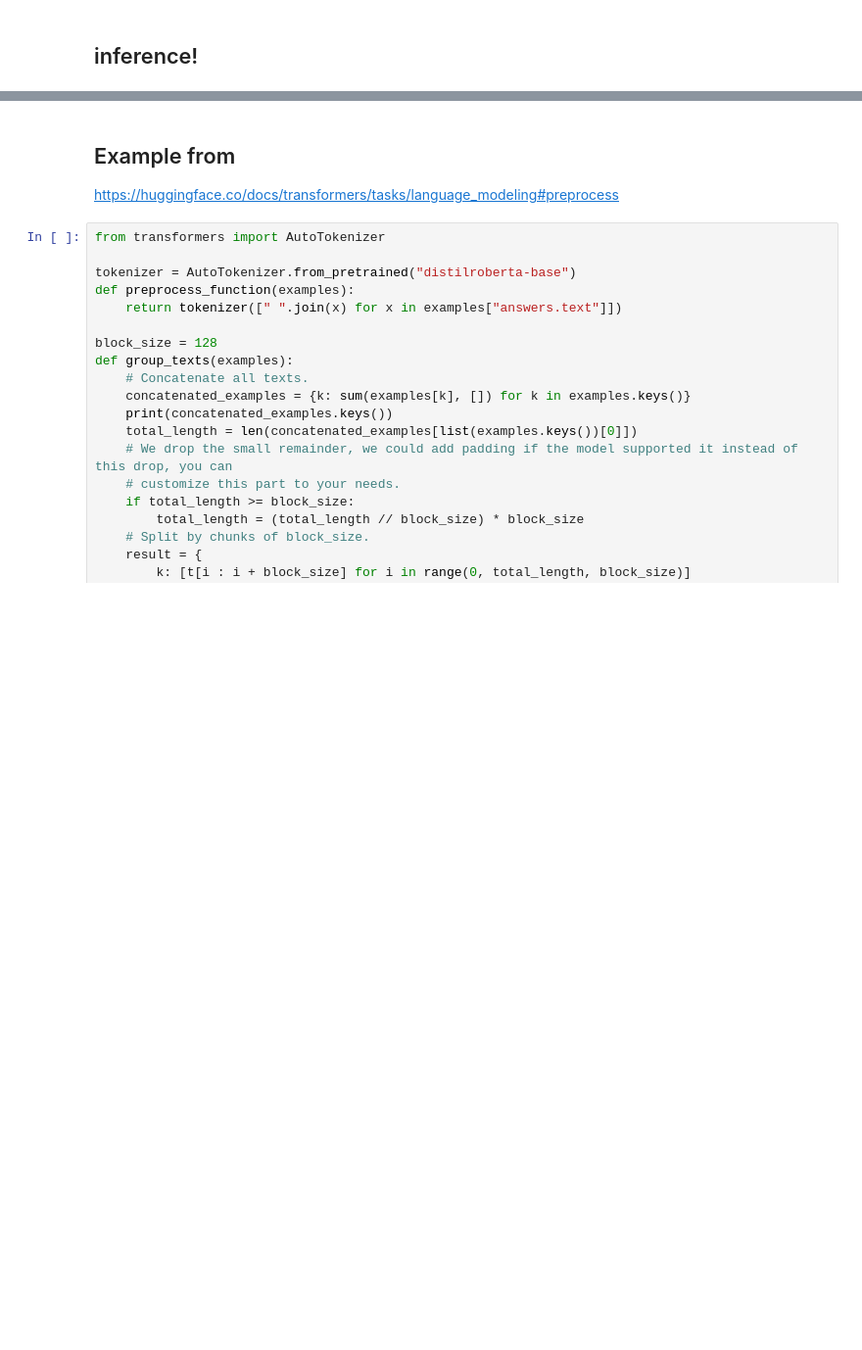
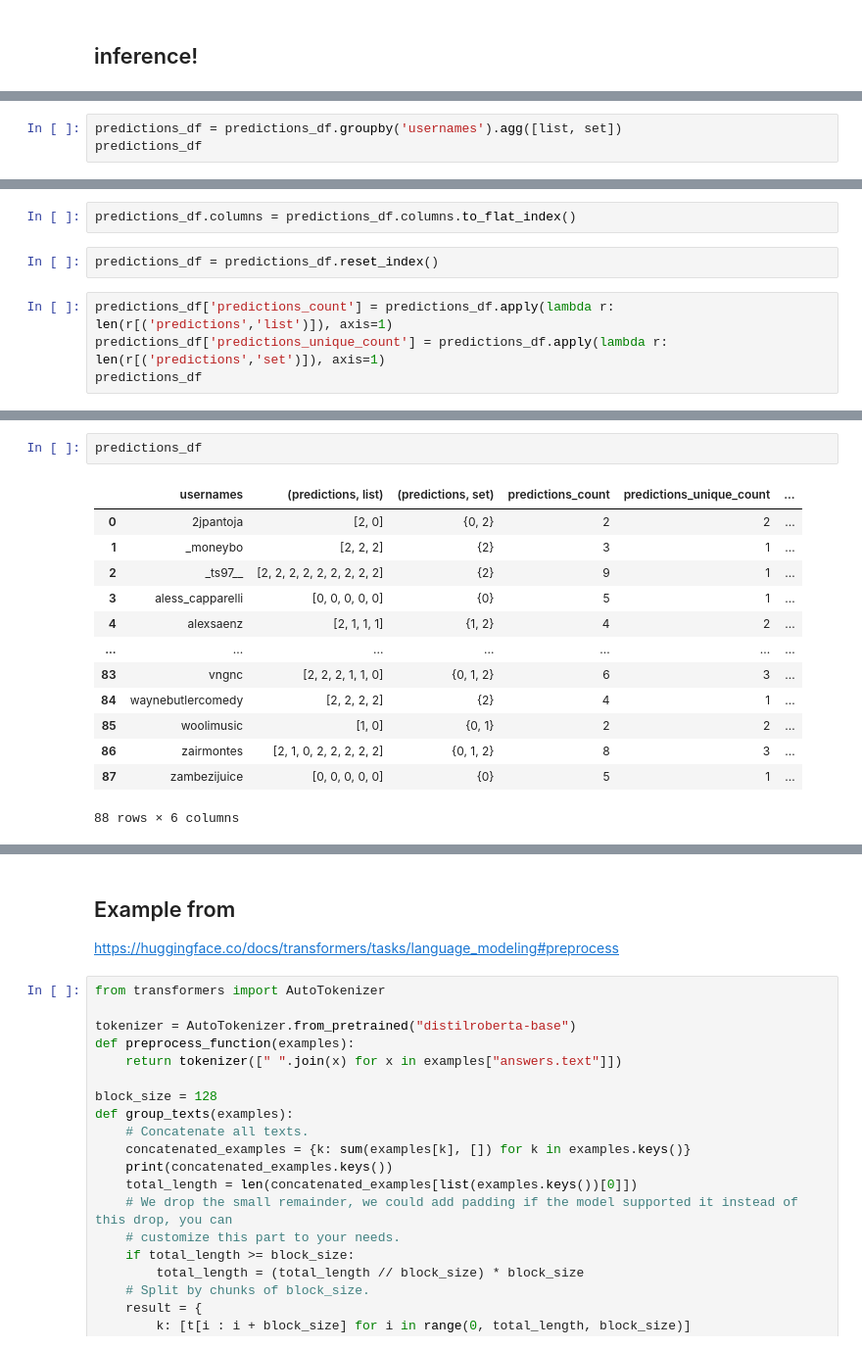
Before and after one commit to bohao-cao/uw-ocean, a Jupyter notebook: training.ipynb, the cells around one changed output, grey strips where cells are left out. Shown at 98% size. Saved outputs shown, nothing was run; the diff lists cells and outputs as text; blank space fills up the shorter version.

```diff
--- a/training.ipynb
+++ b/training.ipynb
@@ -429,0 +410,3 @@ Python 3.7.12
+# %%
+predictions_df = predictions_df.groupby('usernames').agg([list, set])
+predictions_df
@@ -429,0 +429,8 @@ Python 3.7.12
+# %%
+predictions_df.columns = predictions_df.columns.to_flat_index()
+# %%
+predictions_df = predictions_df.reset_index()
+# %%
+predictions_df['predictions_count'] = predictions_df.apply(lambda r: len(r[('predictions','list')]), axis=1)
+predictions_df['predictions_unique_count'] = predictions_df.apply(lambda r: len(r[('predictions','set')]), axis=1)
+predictions_df
@@ -429,0 +451,16 @@ Python 3.7.12
+# %%
+predictions_df
+# %% [output]
+|  | usernames | (predictions, list) | (predictions, set) | predictions_count | predictions_unique_count | ... |
+| 0 | 2jpantoja | [2, 0] | {0, 2} | 2 | 2 | ... |
+| 1 | _moneybo | [2, 2, 2] | {2} | 3 | 1 | ... |
+| 2 | _ts97__ | [2, 2, 2, 2, 2, 2, 2, 2, 2] | {2} | 9 | 1 | ... |
+| 3 | aless_capparelli | [0, 0, 0, 0, 0] | {0} | 5 | 1 | ... |
+| 4 | alexsaenz | [2, 1, 1, 1] | {1, 2} | 4 | 2 | ... |
+| ... | ... | ... | ... | ... | ... | ... |
+| 83 | vngnc | [2, 2, 2, 1, 1, 0] | {0, 1, 2} | 6 | 3 | ... |
+| 84 | waynebutlercomedy | [2, 2, 2, 2] | {2} | 4 | 1 | ... |
+| 85 | woolimusic | [1, 0] | {0, 1} | 2 | 2 | ... |
+| 86 | zairmontes | [2, 1, 0, 2, 2, 2, 2, 2] | {0, 1, 2} | 8 | 3 | ... |
+| 87 | zambezijuice | [0, 0, 0, 0, 0] | {0} | 5 | 1 | ... |
+88 rows × 6 columns
```
Also changed, not shown: parts of 34 cells of this notebook, 1 other file.
